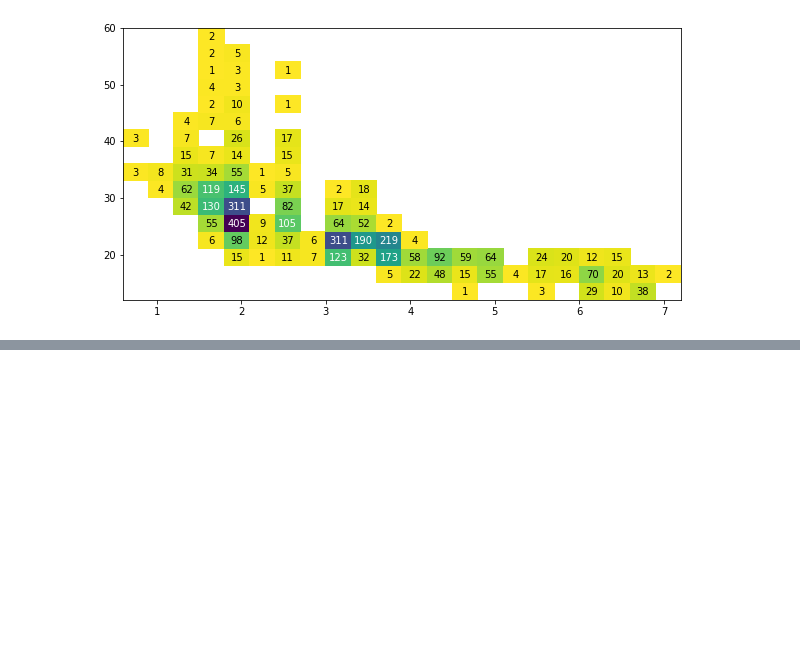
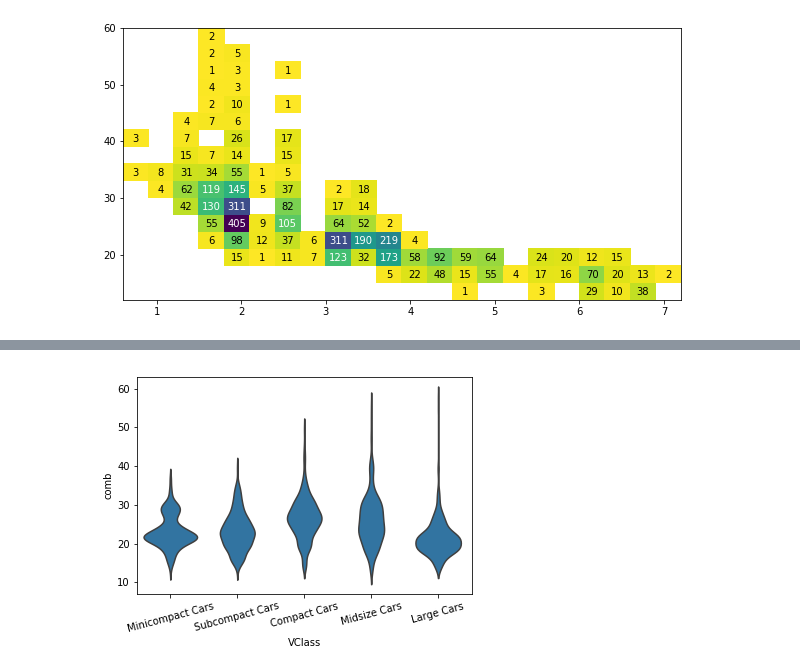
Before and after one commit to iRaied/Project_5_3_Pokemon, a Jupyter notebook: Bivariate_Exploration.ipynb, the cells around one changed output, grey strips where cells are left out. Drawn from its saved outputs; the diff is of its cells as text; code cells hidden in the pictures; blank space fills up the shorter version.

```diff
--- a/Bivariate_Exploration.ipynb
+++ b/Bivariate_Exploration.ipynb
@@ -160,0 +184,8 @@ for i in range(counts.shape[0]):
+# %%
+# we should clean it up
+base_color = sb.color_palette()[0]
+sb.violinplot(data = fuel_econ, x = 'VClass', y = 'comb',
+              color = base_color, inner = None); # setting inner = None parameter to clean up the middle of the plott
+plt.xticks(rotation = 15);
+# %% [output]
+[figure, added]
```
Also changed, not shown: parts of 10 cells of this notebook.
